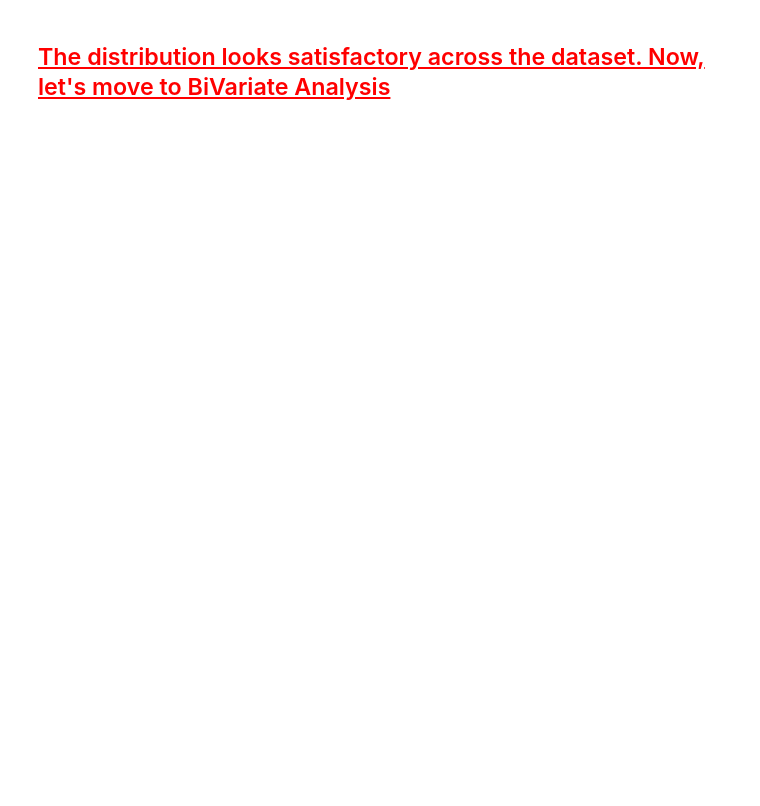
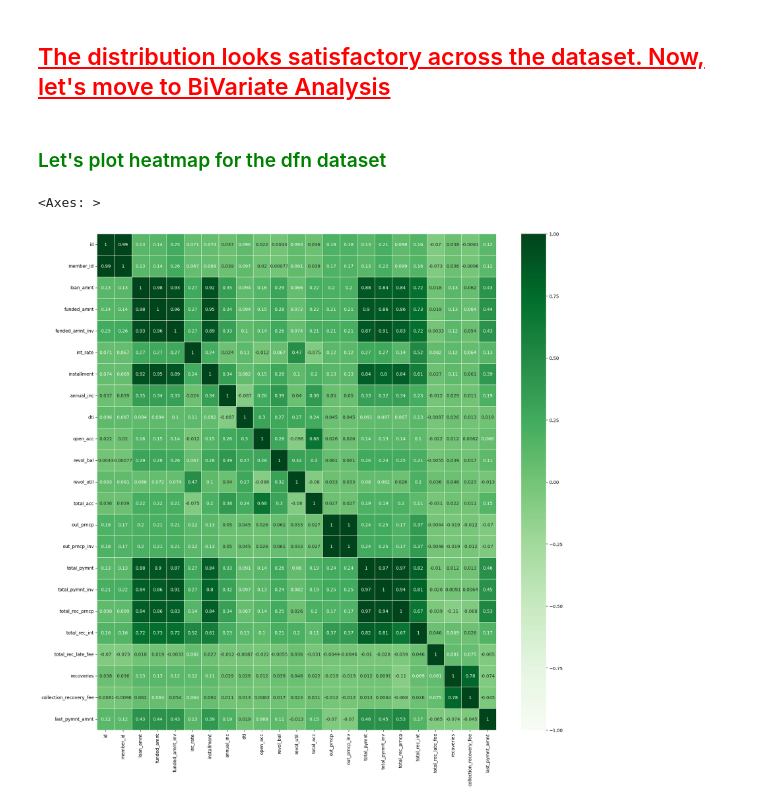
Before and after one commit to asimanandamohanty/lendingclub, a Jupyter notebook: LenderClubAssignment.ipynb, the cells around one changed output. Drawn from its saved outputs; the diff is of its cells as text; code cells hidden in the pictures; blank space fills up the shorter version.

```diff
--- a/LenderClubAssignment.ipynb
+++ b/LenderClubAssignment.ipynb
@@ -1937,2 +1949,10 @@ for i in lst:
 # %% [markdown]
 ## <span style="color:red"><u>The distribution looks satisfactory across the dataset. Now, let's move to BiVariate Analysis</u>
+# %% [markdown]
+### <span style="color:green"> Let's plot heatmap for the dfn dataset
+# %%
+plt.figure(figsize=(20,20))
+sns.heatmap(data=dfn.corr(),annot=True,vmin=-1,vmax=1,cmap="Greens",linewidth=.5)
+# %% [output]
+<Axes: >
+[figure, added]
```
Also changed, not shown: parts of 47 cells of this notebook.
